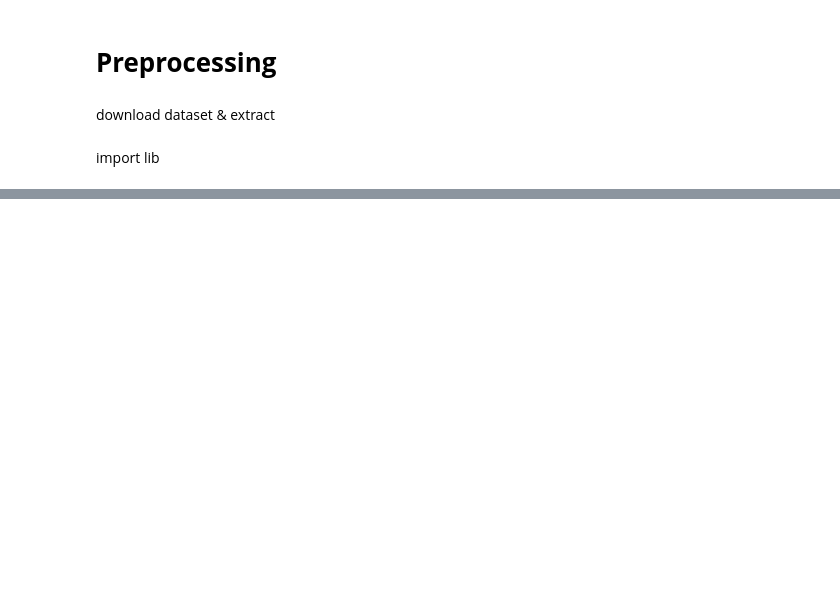
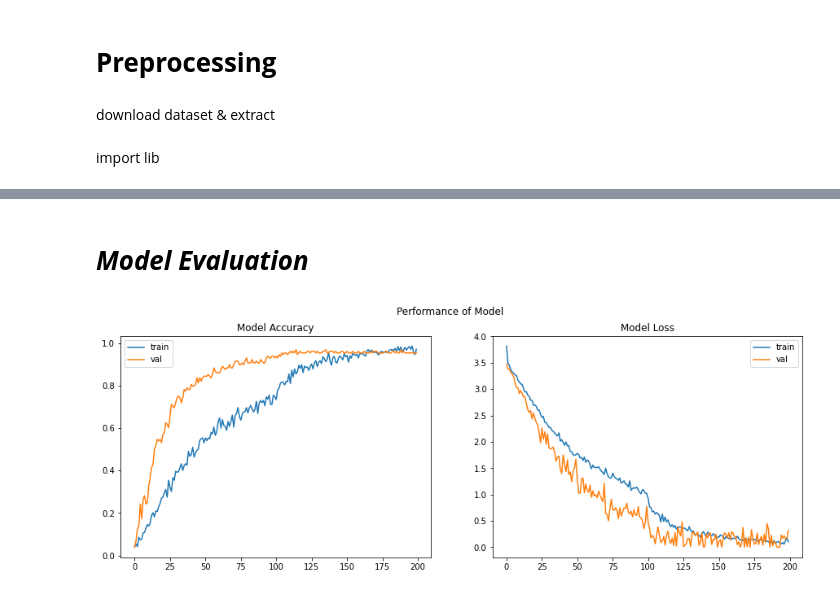
Before and after one commit to ndvinh98/CS114.K21-Machine-Learning, a Jupyter notebook: Case_study_2_Leaf_Classification.ipynb, the cells around one changed output, grey strips where cells are left out. Drawn from its saved outputs; the diff is of its cells as text; code cells hidden in the pictures; blank space fills up the shorter version.

```diff
--- a/Case_study_2_Leaf_Classification.ipynb
+++ b/Case_study_2_Leaf_Classification.ipynb
@@ -71,4 +97,0 @@ X_train, X_test, y_train, y_test = train_test_split(features, labels, test_size=
-# %%
-#train với linearSVM
-svm_linear = SVC(kernel='linear')
-svm_linear.fit(X_train, y_train)
@@ -101,8 +98,6 @@ weighted avg       0.99      0.99      0.99       128
-# %%
-# Load model VGG 16 của ImageNet dataset, include_top=False để bỏ phần Fully connected layer ở cuối.
-model = VGG16(weights='imagenet', include_top=False)
-# Dùng pre-trained model để lấy ra các feature của ảnh
-features = model.predict(list_image)
-
-# Giống bước flatten trong CNN, chuyển từ tensor 3 chiều sau ConvNet sang vector 1 chiều
-#features = features.reshape((features.shape[0], 512*7*7))
+# %%
+# augmentation cho training data
+aug_train = ImageDataGenerator(rescale=1./255, rotation_range=30, width_shift_range=0.1, height_shift_range=0.1, shear_range=0.2,
+                         zoom_range=0.2, horizontal_flip=True, fill_mode='nearest')
+# augementation cho test
+aug_test= ImageDataGenerator(rescale=1./255)
@@ -108,0 +150,26 @@ features = model.predict(list_image)
+# %% [markdown]
+# ***Model Evaluation***
+# %%
+H.history['loss'].extend(H1.history['loss'])
+H.history['accuracy'].extend(H1.history['accuracy'])
+H.history['val_loss'].extend(H1.history['val_loss'])
+H.history['val_accuracy'].extend(H1.history['val_accuracy'])
+# %%
+import matplotlib.pyplot as plt
+
+fig, (ax1, ax2) = plt.subplots(1,2,figsize=(15,5))
+fig.suptitle("Performance of Model")
+ax1.plot(H.history['accuracy'])
+ax1.plot(H.history['val_accuracy'])
+vline_cut = np.where(H.history['val_accuracy'] == np.max(H.history['val_accuracy']))[0][0]
+ax1.set_title("Model Accuracy")
+ax1.legend(['train', 'val'])
+
+ax2.plot(H.history['loss'])
+ax2.plot(H.history['val_loss'])
+vline_cut = np.where(H.history['val_loss'] == np.min(H.history['val_loss']))[0][0]
+ax2.set_title("Model Loss")
+ax2.legend(['train', 'val'])
+plt.show()
+# %% [output]
+[figure, added]
```
Also changed, not shown: parts of 11 cells of this notebook.
